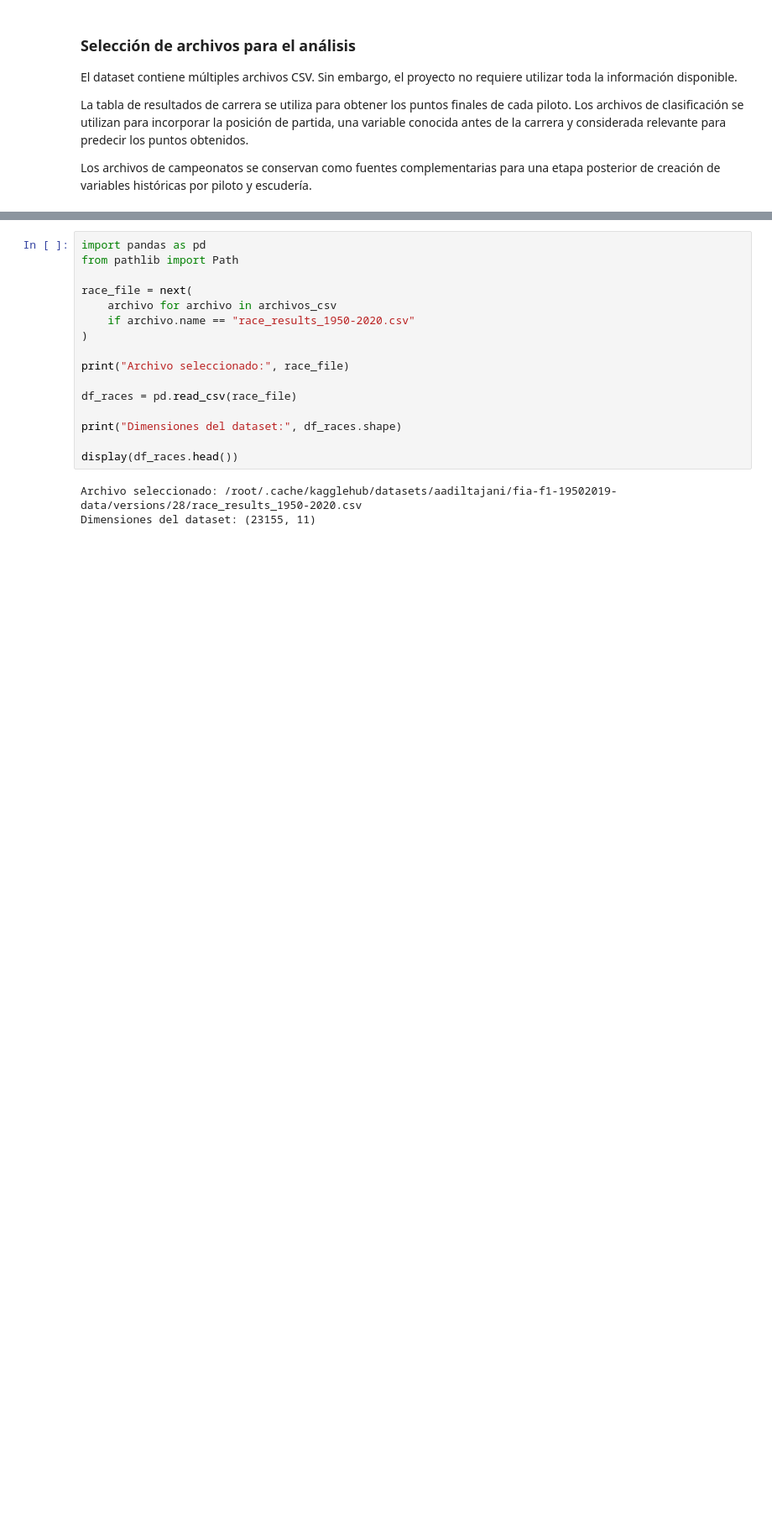
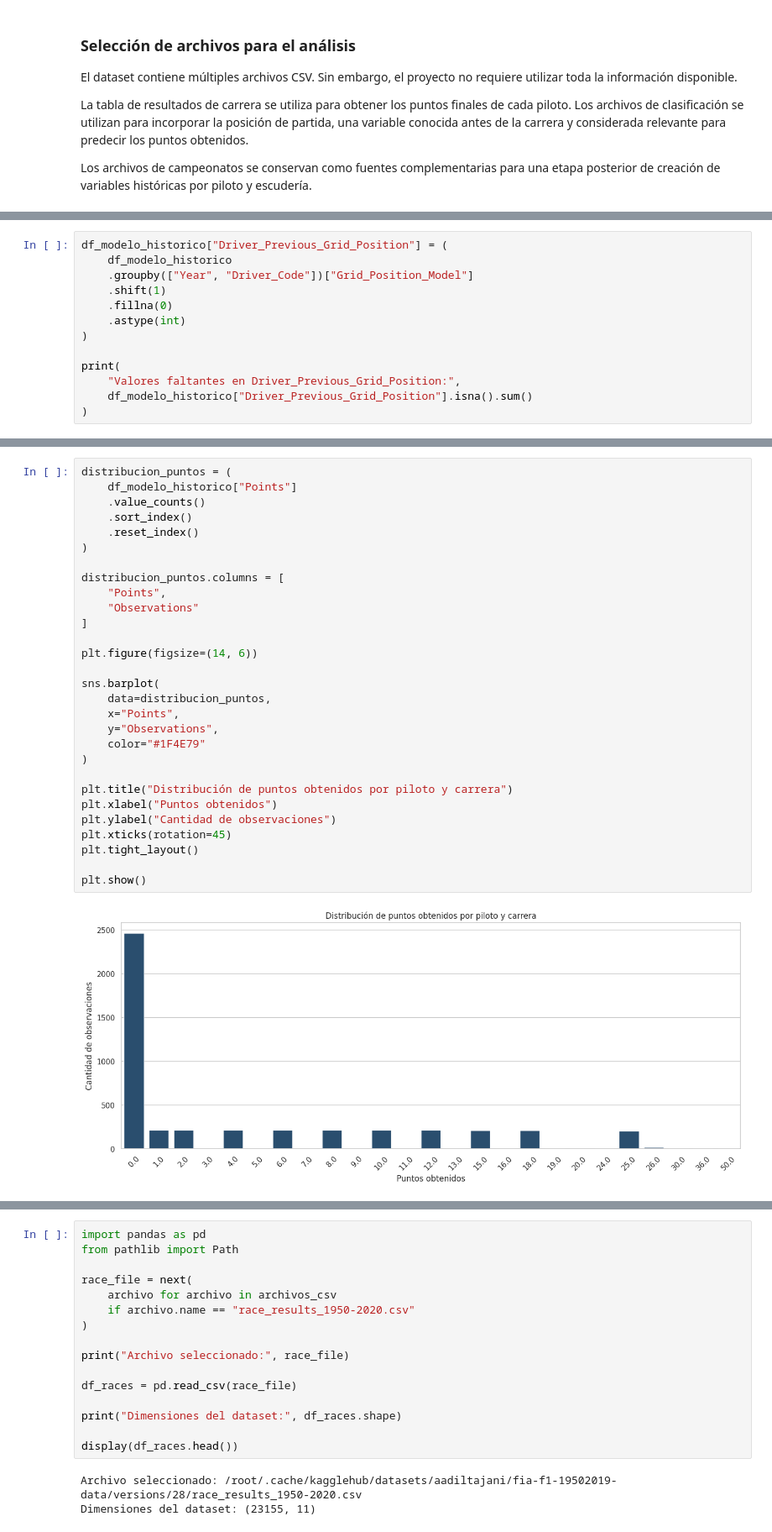
Before and after one commit to nathalia2000-web/DS-II-Pu-al, a Jupyter notebook: DS_II_+Puñal.ipynb, the cells around one changed output, grey strips where cells are left out. Shown at 84% size. Drawn from its saved outputs; the diff is of its cells as text; blank space fills up the shorter version.

Commit message:
Incorporación API y modelado de datos.

```diff
--- a/DS_II_+Puñal.ipynb
+++ b/DS_II_+Puñal.ipynb
@@ -237,0 +1840,13 @@ Importacion de datos
+# %%
+df_modelo_historico["Driver_Previous_Grid_Position"] = (
+    df_modelo_historico
+    .groupby(["Year", "Driver_Code"])["Grid_Position_Model"]
+    .shift(1)
+    .fillna(0)
+    .astype(int)
+)
+
+print(
+    "Valores faltantes en Driver_Previous_Grid_Position:",
+    df_modelo_historico["Driver_Previous_Grid_Position"].isna().sum()
+)
@@ -237,0 +1938,31 @@ Importacion de datos
+# %%
+distribucion_puntos = (
+    df_modelo_historico["Points"]
+    .value_counts()
+    .sort_index()
+    .reset_index()
+)
+
+distribucion_puntos.columns = [
+    "Points",
+    "Observations"
+]
+
+plt.figure(figsize=(14, 6))
+
+sns.barplot(
+    data=distribucion_puntos,
+    x="Points",
+    y="Observations",
+    color="#1F4E79"
+)
+
+plt.title("Distribución de puntos obtenidos por piloto y carrera")
+plt.xlabel("Puntos obtenidos")
+plt.ylabel("Cantidad de observaciones")
+plt.xticks(rotation=45)
+plt.tight_layout()
+
+plt.show()
+# %% [output]
+[figure, added]
```
Also changed, not shown: parts of 59 cells of this notebook.
